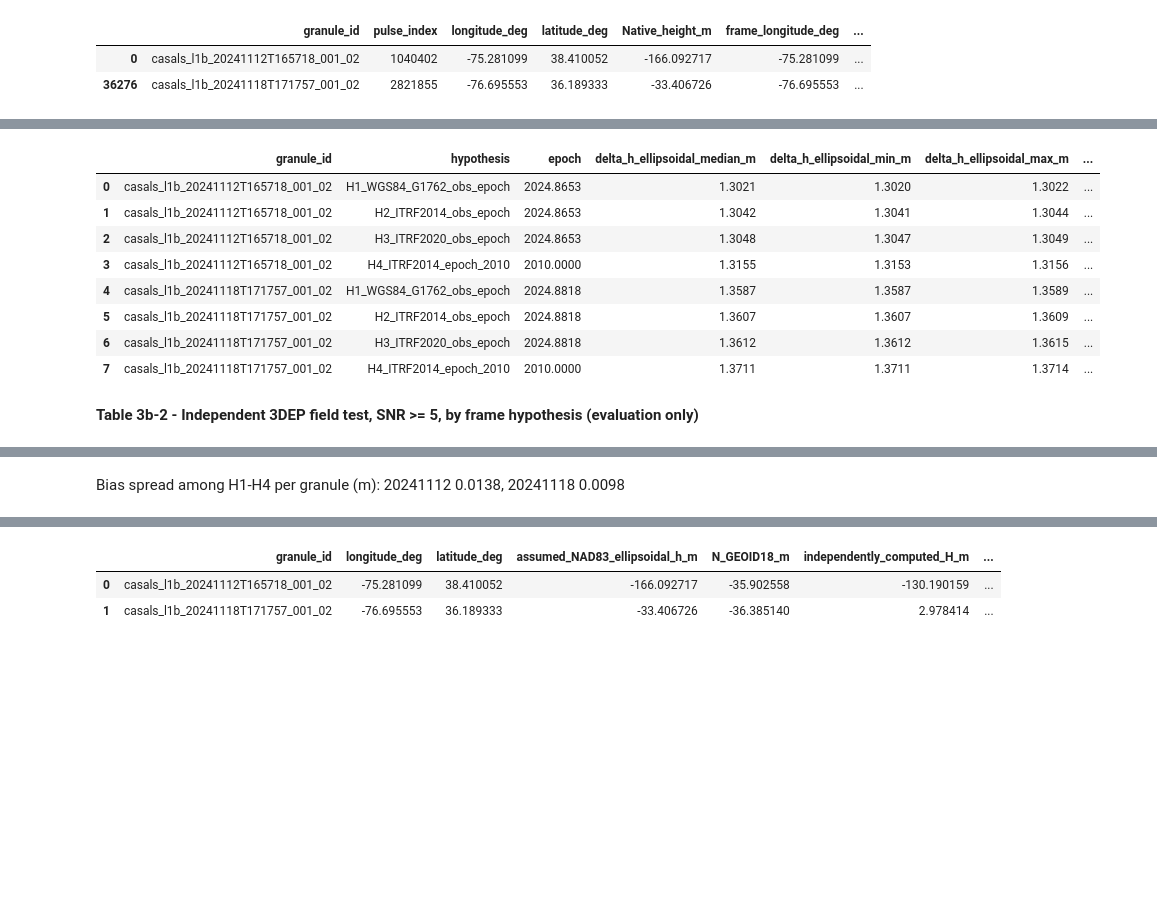
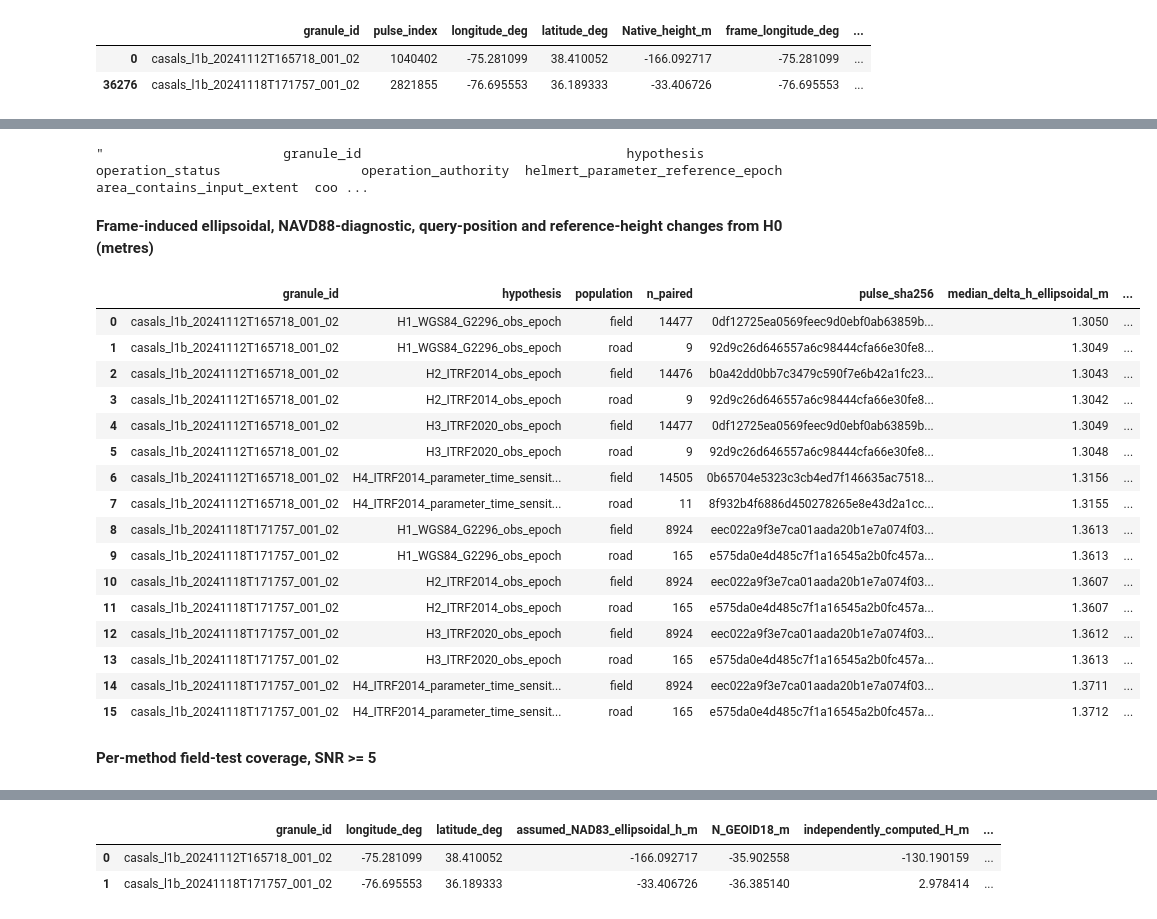
Before and after one commit to jgzhong99/CASALS, a Jupyter notebook: notebooks/L1B/geolocation/vertical_datum_alignment.ipynb, the cells around one changed output, grey strips where cells are left out. Drawn from its saved outputs; the diff is of its cells as text; code cells hidden in the pictures; blank space fills up the shorter version.

```diff
--- a/notebooks/L1B/geolocation/vertical_datum_alignment.ipynb
+++ b/notebooks/L1B/geolocation/vertical_datum_alignment.ipynb
@@ -17,6 +17,7 @@ Sources: [2026-10-15 meeting](../../../docs/meeting/20261015_140029.txt), [3DEP
 # %%
 from pathlib import Path
 from datetime import datetime, timezone
+import os
 import sys
 import pandas as pd
 from IPython.display import display, Markdown, Image
@@ -26,7 +27,8 @@ while not (ROOT / 'pyproject.toml').is_file() and ROOT != ROOT.parent:
 assert (ROOT / 'casals_l1b').is_dir()
 sys.path.insert(0, str(ROOT))
 from research.reference.vertical_alignment import run_alignment, plot_results
-RUN_DIR = ROOT / 'outputs/notebooks/geolocation/vertical_datum_alignment/runs' / datetime.now(timezone.utc).strftime('%Y%m%dT%H%M%S%fZ')
+RUN_ID = os.environ.get('CASALS_RUN_ID') or datetime.now(timezone.utc).strftime('%Y%m%dT%H%M%S%fZ')
+RUN_DIR = ROOT / 'outputs/notebooks/geolocation/vertical_datum_alignment/runs' / RUN_ID
 R = run_alignment(RUN_DIR)
 print('New output:', RUN_DIR.relative_to(ROOT))
 # %% [output]
@@ -128,14 +132,41 @@ These are **mutually exclusive assumptions about unrecorded metadata, not correc
 # %%
+import os
 from research.reference.frame_hypotheses import run_frame_hypotheses
+from research.reference.htdp_crosscheck import run_htdp_checkpoints
+from research.reference.geodetic_crosscheck import run_transformed_checkpoint_crosscheck
+
 F = run_frame_hypotheses(R, RUN_DIR / 'frame_hypotheses')
-display(Markdown('**Table 3b-1 - Frame-induced coordinate changes relative to the no-op (medians; metres)**'))
+operation_columns = ['granule_id', 'hypothesis', 'source_epsg', 'operation_status',
+    'operation_authority', 'helmert_parameter_reference_epoch', 'area_contains_input_extent',
+    'coordinate_epoch_propagation_applied', 'target_coordinate_epoch_achieved']
+display(Markdown('**Selected frame-operation audit**'))
+display(F['source_crs'][[c for c in operation_columns if c in F['source_crs']]].fillna('').to_string(index=False))
+display(Markdown('**Frame-induced ellipsoidal, NAVD88-diagnostic, query-position and reference-height changes from H0 (metres)**'))
 display(F['shifts'].round(4))
-base = R['metrics'].query("population == 'field' and stratum == 'snr_ge_5' and method == 'GEOID18'").assign(hypothesis='H0_noop_NAD83_2011')
-hyp = F['metrics'].query("population == 'field' and stratum == 'snr_ge_5'")
-cols = ['granule_id', 'hypothesis', 'n', 'coverage', 'mean_bias_m', 'median_bias_m', 'RMSE_m', 'cRMSE_m', 'NMAD_m']
-table = pd.concat([base[cols], hyp[cols]]).sort_values(['granule_id', 'hypothesis'])
-display(Markdown('**Table 3b-2 - Independent 3DEP field test, SNR >= 5, by frame hypothesis (evaluation only)**'))
-display(table.round(4).reset_index(drop=True))
-H1234 = table[~table.hypothesis.str.startswith('H0')]
-display(Markdown('Bias spread among H1-H4 per granule (m): ' + ', '.join(f"{g[11:19]} {v:.4f}" for g, v in H1234.groupby('granule_id').mean_bias_m.agg(lambda s: s.max() - s.min()).items())))
+display(Markdown('**Per-method field-test coverage, SNR >= 5**'))
+display(F['coverage'].query("population == 'field' and stratum == 'snr_ge_5'"))
+display(Markdown('**Common-pulse field-test metrics, SNR >= 5; exact IDs and hashes are in frame_hypothesis_common_pulses.csv**'))
+primary_common = F['metrics'].query("population == 'field' and stratum == 'snr_ge_5'")
+common_columns = ['granule_id', 'hypothesis', 'n', 'coverage', 'pulse_sha256',
+    'mean_bias_m', 'median_bias_m', 'RMSE_m', 'cRMSE_m', 'NMAD_m', 'absolute_P95_m']
+display(primary_common[common_columns].round(4))
+display(Markdown('**Fixed-point PROJ / official NGS HTDP verification (pulse_index=0 in each granule)**'))
+T = run_htdp_checkpoints(R, RUN_DIR / 'htdp_crosscheck', os.environ.get('CASALS_HTDP_EXE'))
+display(Markdown('HTDP status: `' + T['status']['status'] + '`'))
+XT = None
+if T['status']['status'] == 'completed':
+    display(T['same_epoch'][['granule_id', 'source_frame', 'input_epoch', 'output_epoch',
+        'PROJ_minus_HTDP_horizontal_m', 'PROJ_minus_HTDP_height_m']].round(6))
+    display(Markdown('**ITRF2014-assumption NAD83(2011) observation-epoch to 2010.0 propagation (HTDP model)**'))
+    display(T['epoch_propagation'][['granule_id', 'source_coordinate_epoch_assumption',
+        'target_coordinate_epoch', 'B_to_C_horizontal_displacement_m',
+        'B_to_C_ellipsoidal_height_change_m']].round(6))
+    XT = run_transformed_checkpoint_crosscheck(
+        T['points_2010'], RUN_DIR / 'htdp_crosscheck' / 'geoid18_software_check', project_root=ROOT)
+    display(Markdown('**Pinned GEOID18/NGS/VDatum numerical check at those two propagated points**'))
+    display(XT['checkpoints'][['granule_id', 'H_PROJ_m', 'H_NGS_m', 'H_VDATUM_m',
+        'PROJ_minus_NGS_height_m', 'PROJ_minus_VDatum_m', 'NGS_status', 'VDatum_status']].round(6))
+    display(Markdown('HTDP-checkpoint software status: `' + XT['status']['status'] + '`'))
+else:
+    display(Markdown('HTDP was not run. No fixed-point output is inferred; configure `CASALS_HTDP_EXE` to enable it.'))
 # %% [output]
@@ -143,10 +174,20 @@ display(Markdown('Bias spread among H1-H4 per granule (m): ' + ', '.join(f"{g[11
+"                       granule_id                                  hypothesis operation_status                  operation_authority  helmert_parameter_reference_epoch  area_contains_input_extent  coo ...
+**Frame-induced ellipsoidal, NAVD88-diagnostic, query-position and reference-height changes from H0 (metres)**
-|  | granule_id | hypothesis | epoch | delta_h_ellipsoidal_median_m | delta_h_ellipsoidal_min_m | delta_h_ellipsoidal_max_m | ... |
-| 0 | casals_l1b_20241112T165718_001_02 | H1_WGS84_G1762_obs_epoch | 2024.8653 | 1.3021 | 1.3020 | 1.3022 | ... |
-| 1 | casals_l1b_20241112T165718_001_02 | H2_ITRF2014_obs_epoch | 2024.8653 | 1.3042 | 1.3041 | 1.3044 | ... |
-| 2 | casals_l1b_20241112T165718_001_02 | H3_ITRF2020_obs_epoch | 2024.8653 | 1.3048 | 1.3047 | 1.3049 | ... |
-| 3 | casals_l1b_20241112T165718_001_02 | H4_ITRF2014_epoch_2010 | 2010.0000 | 1.3155 | 1.3153 | 1.3156 | ... |
-| 4 | casals_l1b_20241118T171757_001_02 | H1_WGS84_G1762_obs_epoch | 2024.8818 | 1.3587 | 1.3587 | 1.3589 | ... |
-| 5 | casals_l1b_20241118T171757_001_02 | H2_ITRF2014_obs_epoch | 2024.8818 | 1.3607 | 1.3607 | 1.3609 | ... |
-| 6 | casals_l1b_20241118T171757_001_02 | H3_ITRF2020_obs_epoch | 2024.8818 | 1.3612 | 1.3612 | 1.3615 | ... |
-| 7 | casals_l1b_20241118T171757_001_02 | H4_ITRF2014_epoch_2010 | 2010.0000 | 1.3711 | 1.3711 | 1.3714 | ... |
+|  | granule_id | hypothesis | population | n_paired | pulse_sha256 | median_delta_h_ellipsoidal_m | ... |
+| 0 | casals_l1b_20241112T165718_001_02 | H1_WGS84_G2296_obs_epoch | field | 14477 | 0df12725ea0569feec9d0ebf0ab63859b... | 1.3050 | ... |
+| 1 | casals_l1b_20241112T165718_001_02 | H1_WGS84_G2296_obs_epoch | road | 9 | 92d9c26d646557a6c98444cfa66e30fe8... | 1.3049 | ... |
+| 2 | casals_l1b_20241112T165718_001_02 | H2_ITRF2014_obs_epoch | field | 14476 | b0a42dd0bb7c3479c590f7e6b42a1fc23... | 1.3043 | ... |
+| 3 | casals_l1b_20241112T165718_001_02 | H2_ITRF2014_obs_epoch | road | 9 | 92d9c26d646557a6c98444cfa66e30fe8... | 1.3042 | ... |
+| 4 | casals_l1b_20241112T165718_001_02 | H3_ITRF2020_obs_epoch | field | 14477 | 0df12725ea0569feec9d0ebf0ab63859b... | 1.3049 | ... |
+| 5 | casals_l1b_20241112T165718_001_02 | H3_ITRF2020_obs_epoch | road | 9 | 92d9c26d646557a6c98444cfa66e30fe8... | 1.3048 | ... |
+| 6 | casals_l1b_20241112T165718_001_02 | H4_ITRF2014_parameter_time_sensit... | field | 14505 | 0b65704e5323c3cb4ed7f146635ac7518... | 1.3156 | ... |
+| 7 | casals_l1b_20241112T165718_001_02 | H4_ITRF2014_parameter_time_sensit... | road | 11 | 8f932b4f6886d450278265e8e43d2a1cc... | 1.3155 | ... |
+| 8 | casals_l1b_20241118T171757_001_02 | H1_WGS84_G2296_obs_epoch | field | 8924 | eec022a9f3e7ca01aada20b1e7a074f03... | 1.3613 | ... |
+| 9 | casals_l1b_20241118T171757_001_02 | H1_WGS84_G2296_obs_epoch | road | 165 | e575da0e4d485c7f1a16545a2b0fc457a... | 1.3613 | ... |
+| 10 | casals_l1b_20241118T171757_001_02 | H2_ITRF2014_obs_epoch | field | 8924 | eec022a9f3e7ca01aada20b1e7a074f03... | 1.3607 | ... |
+| 11 | casals_l1b_20241118T171757_001_02 | H2_ITRF2014_obs_epoch | road | 165 | e575da0e4d485c7f1a16545a2b0fc457a... | 1.3607 | ... |
+| 12 | casals_l1b_20241118T171757_001_02 | H3_ITRF2020_obs_epoch | field | 8924 | eec022a9f3e7ca01aada20b1e7a074f03... | 1.3612 | ... |
+| 13 | casals_l1b_20241118T171757_001_02 | H3_ITRF2020_obs_epoch | road | 165 | e575da0e4d485c7f1a16545a2b0fc457a... | 1.3613 | ... |
+| 14 | casals_l1b_20241118T171757_001_02 | H4_ITRF2014_parameter_time_sensit... | field | 8924 | eec022a9f3e7ca01aada20b1e7a074f03... | 1.3711 | ... |
+| 15 | casals_l1b_20241118T171757_001_02 | H4_ITRF2014_parameter_time_sensit... | road | 165 | e575da0e4d485c7f1a16545a2b0fc457a... | 1.3712 | ... |
-**Table 3b-2 - Independent 3DEP field test, SNR >= 5, by frame hypothesis (evaluation only)**
+**Per-method field-test coverage, SNR >= 5**
@@ -164 +204,0 @@ display(Markdown('Bias spread among H1-H4 per granule (m): ' + ', '.join(f"{g[11
-Bias spread among H1-H4 per granule (m): 20241112 0.0138, 20241118 0.0098
```
Also changed, not shown: parts of 8 cells of this notebook, 13 other files.
